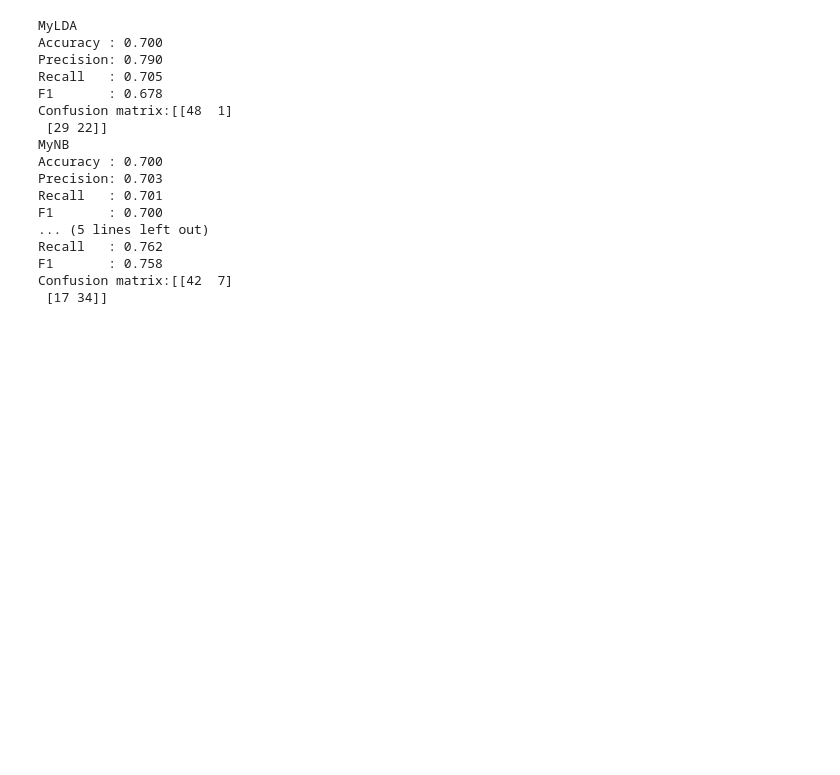
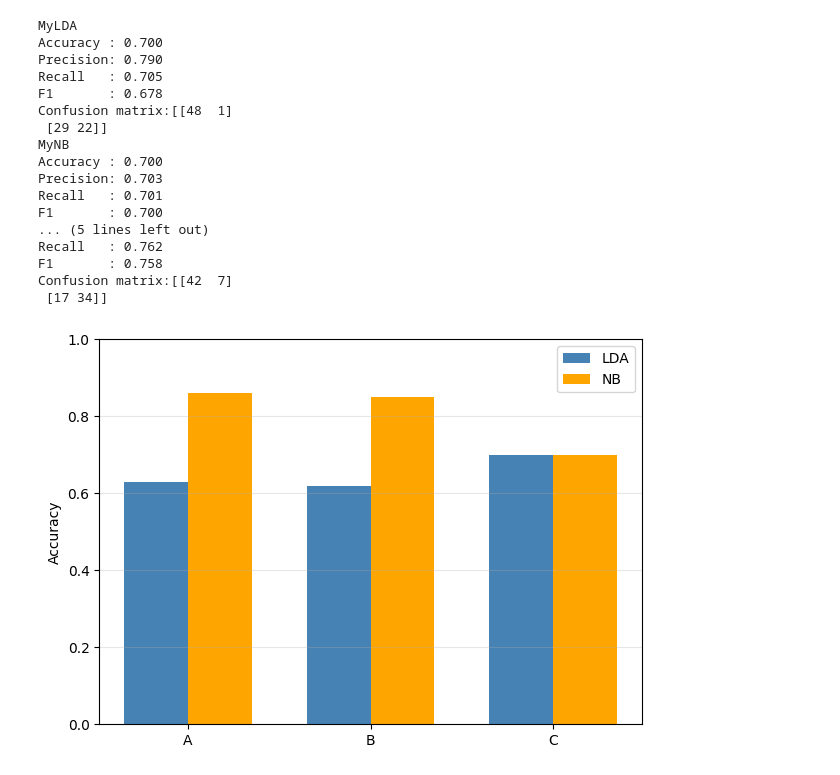
Before and after one commit to VeronikaZiborova/ML2026_autumn, a Jupyter notebook: D2_Генеративные_модели_классификации_LDA_и_Naive_Bayes_1 (1).ipynb, the cells around one changed output. Drawn from its saved outputs; the diff is of its cells as text; code cells hidden in the pictures; blank space fills up the shorter version.

```diff
--- a/D2_Генеративные_модели_классификации_LDA_и_Naive_Bayes_1 (1).ipynb
+++ b/D2_Генеративные_модели_классификации_LDA_и_Naive_Bayes_1 (1).ipynb
@@ -730,5 +730,38 @@ Recall   : 0.762
 F1       : 0.758
 Confusion matrix:[[42  7]
  [17 34]]
+# %%
+datasets = {'A': (X_A, y_A), 'B': (X_B, y_B), 'C': (X_C, y_C)}
+
+results = {}
+
+for name, (X_d, y_d) in datasets.items():
+    X_tr, X_te, y_tr, y_te = train_test_split(X_d, y_d, test_size=0.2,
+                                               random_state=42, stratify=y_d)
+    lda = MyLDA().fit(X_tr, y_tr)
+    nb  = MyNB().fit(X_tr, y_tr)
+    results[name] = [
+        accuracy_score(y_te, lda.predict(X_te)),
+        accuracy_score(y_te, nb.predict(X_te)),
+    ]
+
+fig, ax = plt.subplots(figsize=(7, 5))
+x = np.arange(3)
+w = 0.35
+
+ax.bar(x - w/2, [results['A'][0], results['B'][0], results['C'][0]],
+       w, label='LDA', color='steelblue')
+ax.bar(x + w/2, [results['A'][1], results['B'][1], results['C'][1]],
+       w, label='NB', color='orange')
+
+ax.set_xticks(x)
+ax.set_xticklabels(['A', 'B', 'C'])
+ax.set_ylabel('Accuracy')
+ax.set_ylim(0, 1)
+ax.legend()
+ax.grid(axis='y', alpha=0.3)
+plt.show()
+# %% [output]
+[figure, added]
 # %% [markdown]
 ![6.3](tVEb9JXgcELbrinT_v4w5jkWvIkkzWt2x5XebM16jtJQebaDKa36uTLXtWKAtCUQ6PLcSp--l171hcKVSyiMng7V.jpg)
```
